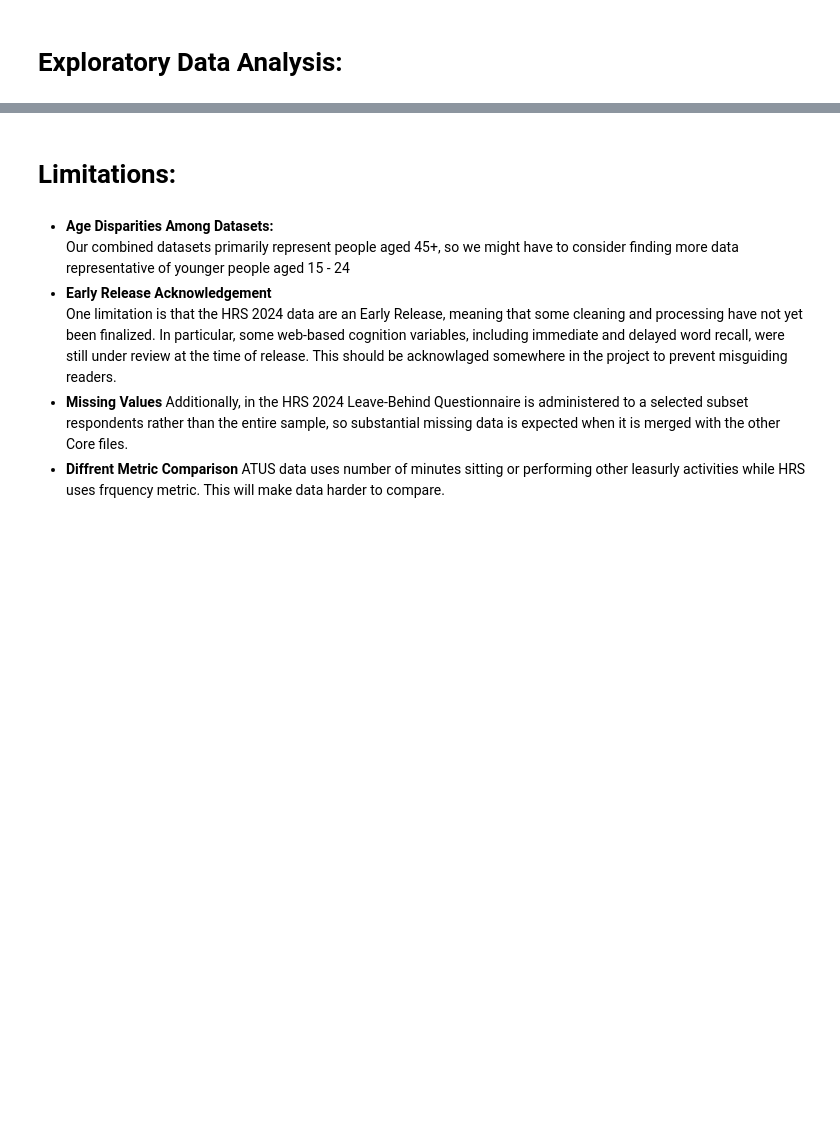
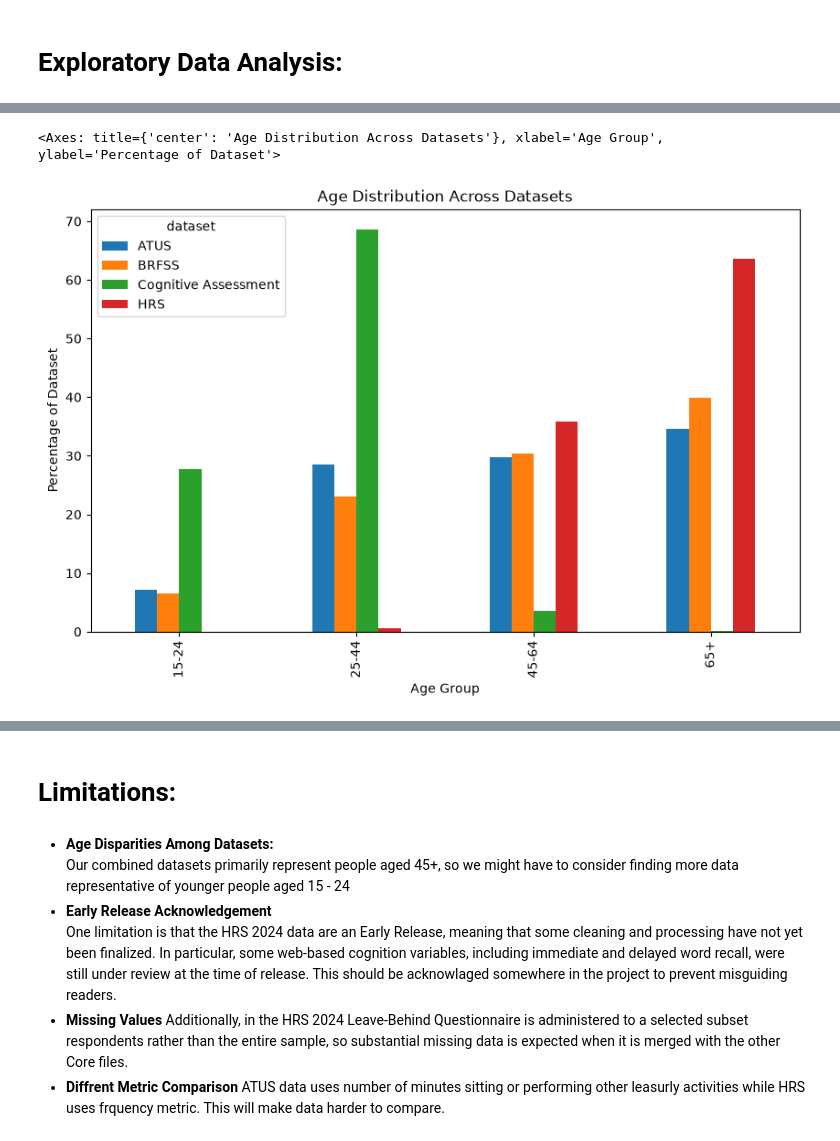
Before and after one commit to rem388/DataScienceProject, a Jupyter notebook: Phase2.ipynb, the cells around one changed output, grey strips where cells are left out. Drawn from its saved outputs; the diff is of its cells as text; code cells hidden in the pictures; blank space fills up the shorter version.

```diff
--- a/Phase2.ipynb
+++ b/Phase2.ipynb
@@ -991,0 +1155,16 @@ Perform an (initial) exploratory data analysis.
+# %%
+age_distribution_hrs = duckdb.sql("WITH age_groups(age_group, sort_order) " \
+"AS (VALUES ('15-24', 1), ('25-44', 2), ('45-64', 3), ('65+', 4)), counts " \
+"AS (SELECT CASE WHEN age BETWEEN 15 AND 24 THEN '15-24' WHEN age BETWEEN 25 AND 44 THEN '25-44' WHEN age BETWEEN 45 AND 64 THEN '45-64' ELSE '65+' END AS age_group, COUNT(*) " \
+"AS num_participants FROM hrs WHERE age IS NOT NULL GROUP BY age_group), total " \
+"AS (SELECT COUNT(*) AS total_participants FROM hrs WHERE age IS NOT NULL) SELECT g.age_group, COALESCE(c.num_participants, 0) " \
+"AS num_participants, ROUND(COALESCE(c.num_participants, 0) * 100.0 / t.total_participants, 2) " \
+"AS percentage_of_population FROM age_groups AS g LEFT JOIN counts " \
+"AS c USING (age_group) CROSS JOIN total " \
+"AS t ORDER BY g.sort_order").df()
+
+age_comparison = pd.concat([age_distribution_activities.assign(dataset="ATUS"),
+                            age_distribution_cognitive_data.assign(dataset="Cognitive Assessment"), age_distribution_mental_health.assign(dataset="BRFSS"),
+                            age_distribution_hrs.assign(dataset="HRS")], ignore_index=True)
+
+display(age_comparison)
@@ -991,0 +1189,19 @@ Perform an (initial) exploratory data analysis.
+# %%
+# combine age distributions from all four datasets
+age_comparison = pd.concat([
+    age_distribution_activities.assign(dataset="ATUS"),
+    age_distribution_cognitive_data.assign(dataset="Cognitive Assessment"),
+    age_distribution_mental_health.assign(dataset="BRFSS"),
+    age_distribution_hrs.assign(dataset="HRS")], ignore_index=True)
+
+
+age_order = ["15-24", "25-44", "45-64", "65+"]
+age_comparison["age_group"] = pd.Categorical(age_comparison["age_group"], categories=age_order, ordered=True)
+
+# plot
+age_comparison.pivot(index="age_group",
+                     columns="dataset",
+                     values="percentage_of_population").reindex(age_order).plot.bar(figsize=(10,6), xlabel="Age Group", ylabel="Percentage of Dataset", title="Age Distribution Across Datasets")
+# %% [output]
+<Axes: title={'center': 'Age Distribution Across Datasets'}, xlabel='Age Group', ylabel='Percentage of Dataset'>
+[figure, added]
```
Also changed, not shown: parts of 19 cells of this notebook.
